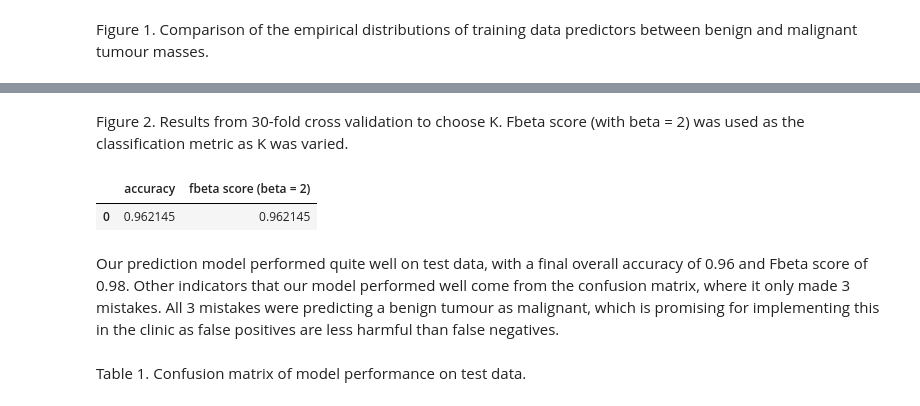
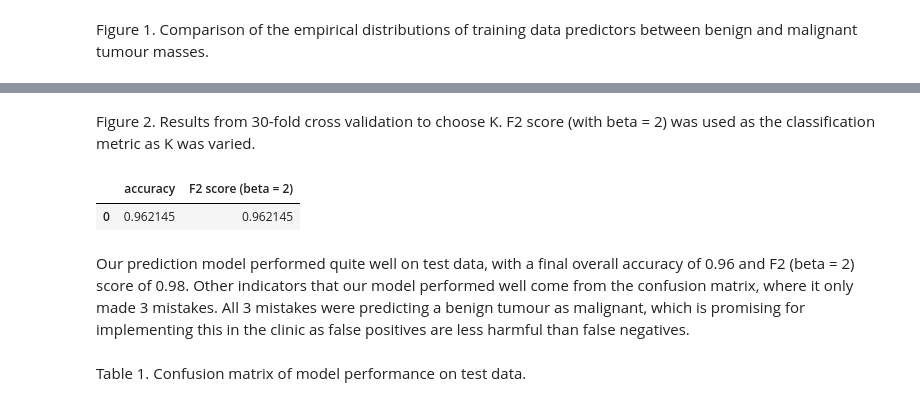
Before and after one commit to FixML/breast_cancer_predictor_py, a Jupyter notebook: src/breast_cancer_predictor_report.ipynb, the cells around one changed output, grey strips where cells are left out. Drawn from its saved outputs; the diff is of its cells as text; code cells hidden in the pictures.

Commit message:
changed fbeta to f2 score, removed overly complex ConfusionMatrixDisplay  and fixed typo

```diff
--- a/src/breast_cancer_predictor_report.ipynb
+++ b/src/breast_cancer_predictor_report.ipynb
@@ -241,31 +241,31 @@ line_n_point + line_n_point.mark_circle(color='black') + error_bar
 # %% [output]
 [interactive output not drawn]
 # %% [markdown]
-Figure 2. Results from 30-fold cross validation to choose K. Fbeta score (with beta = 2) was used as the classification metric as K was varied.
+Figure 2. Results from 30-fold cross validation to choose K. F2 score (with beta = 2) was used as the classification metric as K was varied.
 # %%
 # Compute accuracy
 accuracy = cancer_fit.score(
     cancer_test.drop(columns=["class"]),
     cancer_test["class"]
 )
 
-# Compute fbeta score
+# Compute F2 score (beta = 2)
 cancer_preds = cancer_test.assign(
     predicted=cancer_fit.predict(cancer_test)
 )
-fbeta_2_score = fbeta_score(
+f2_beta_2_score = fbeta_score(
     cancer_preds['class'],
     cancer_preds['predicted'],
     beta=2,
     pos_label='Malignant'
 )
 
-pd.DataFrame({'accuracy': [accuracy], 'fbeta score (beta = 2)': [fbeta_2_score]})
+pd.DataFrame({'accuracy': [accuracy], 'F2 score (beta = 2)': [f2_beta_2_score]})
 # %% [output]
-|  | accuracy | fbeta score (beta = 2) |
+|  | accuracy | F2 score (beta = 2) |
 | 0 | 0.962145 | 0.962145 |
 # %% [markdown]
-Our prediction model performed quite well on test data, with a final overall accuracy of 0.96 and Fbeta score of 0.98. Other indicators that our model performed well come from the confusion matrix, where it only made 3 mistakes. All 3 mistakes were predicting a benign tumour as malignant, which is promising for implementing this in the clinic as false positives are less harmful than false negatives.
+Our prediction model performed quite well on test data, with a final overall accuracy of 0.96 and F2 (beta = 2) score of 0.98. Other indicators that our model performed well come from the confusion matrix, where it only made 3 mistakes. All 3 mistakes were predicting a benign tumour as malignant, which is promising for implementing this in the clinic as false positives are less harmful than false negatives.
 # %% [markdown]
 Table 1. Confusion matrix of model performance on test data.
 # %%
```
Also changed, not shown: parts of 7 cells of this notebook, 1 other file.
